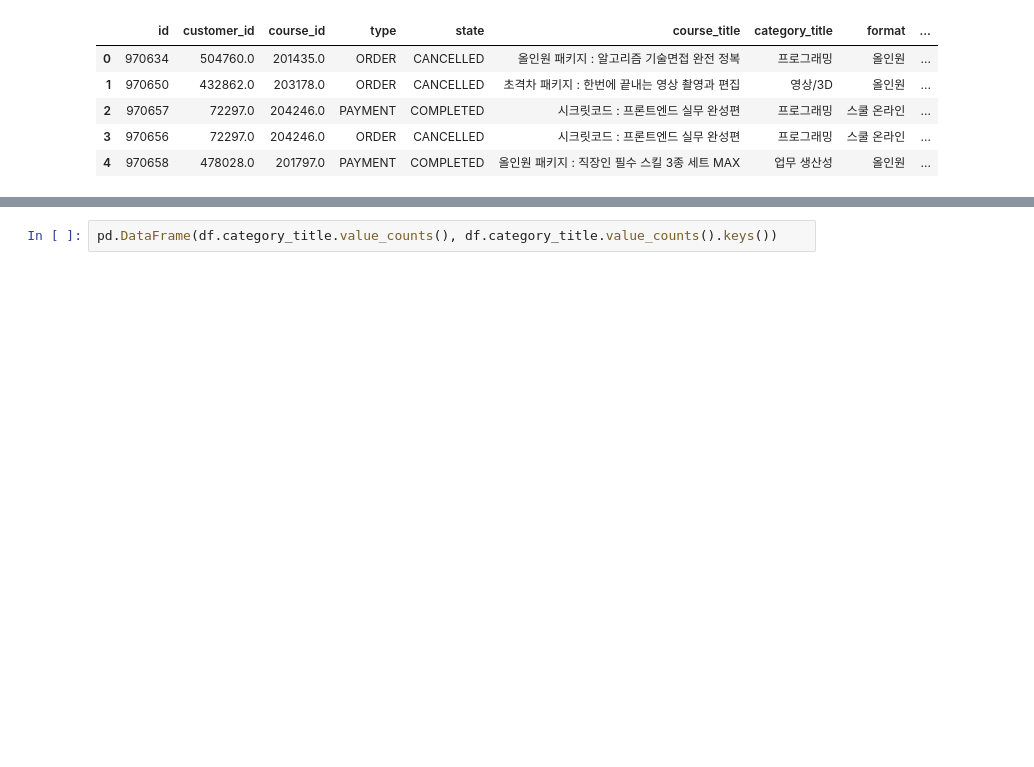
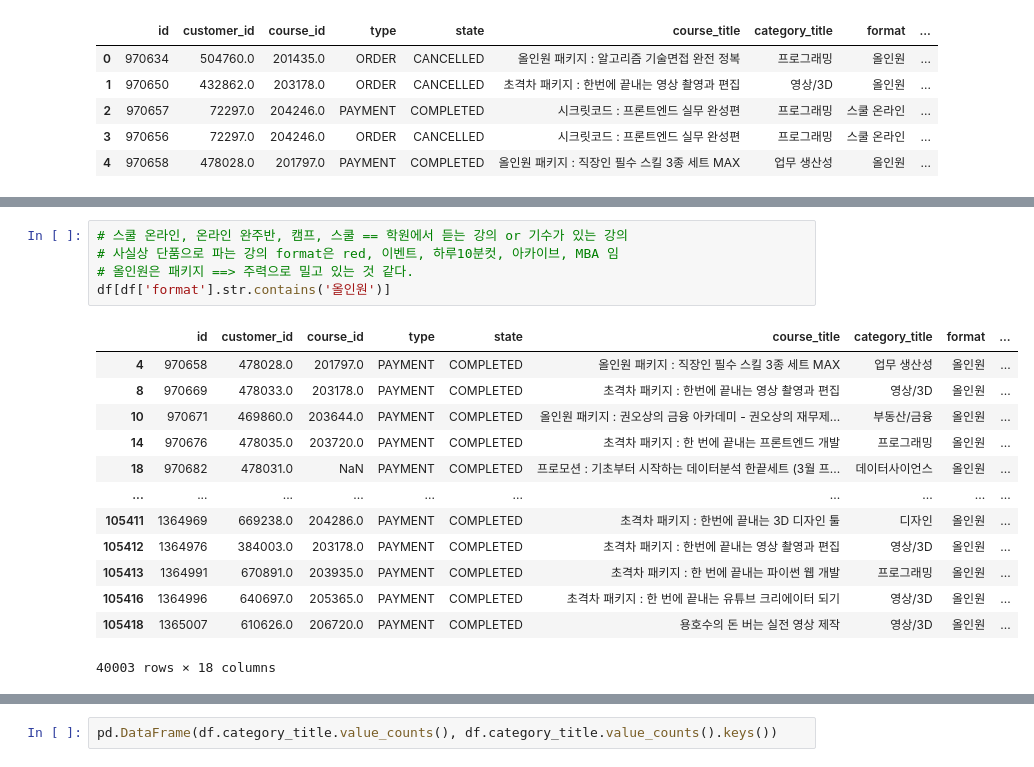
Before and after one commit to PKL-2022/FC_PJT, a Jupyter notebook: 패스트캠퍼스eda_JINSU.ipynb, the cells around one changed output, grey strips where cells are left out. Cells and saved outputs as stored; diff of their text form; blank space fills up the shorter version.

```diff
--- a/패스트캠퍼스eda_JINSU.ipynb
+++ b/패스트캠퍼스eda_JINSU.ipynb
@@ -98,0 +137,19 @@ df.describe()
+# %%
+# 스쿨 온라인, 온라인 완주반, 캠프, 스쿨 == 학원에서 듣는 강의 or 기수가 있는 강의
+# 사실상 단품으로 파는 강의 format은 red, 이벤트, 하루10분컷, 아카이브, MBA 임
+# 올인원은 패키지 ==> 주력으로 밀고 있는 것 같다.
+df[df['format'].str.contains('올인원')]
+# %% [output]
+|  | id | customer_id | course_id | type | state | course_title | category_title | format | ... |
+| 4 | 970658 | 478028.0 | 201797.0 | PAYMENT | COMPLETED | 올인원 패키지 : 직장인 필수 스킬 3종 세트 MAX | 업무 생산성 | 올인원 | ... |
+| 8 | 970669 | 478033.0 | 203178.0 | PAYMENT | COMPLETED | 초격차 패키지 : 한번에 끝내는 영상 촬영과 편집 | 영상/3D | 올인원 | ... |
+| 10 | 970671 | 469860.0 | 203644.0 | PAYMENT | COMPLETED | 올인원 패키지 : 권오상의 금융 아카데미 - 권오상의 재무제... | 부동산/금융 | 올인원 | ... |
+| 14 | 970676 | 478035.0 | 203720.0 | PAYMENT | COMPLETED | 초격차 패키지 : 한 번에 끝내는 프론트엔드 개발 | 프로그래밍 | 올인원 | ... |
+| 18 | 970682 | 478031.0 | NaN | PAYMENT | COMPLETED | 프로모션 : 기초부터 시작하는 데이터분석 한끝세트 (3월 프... | 데이터사이언스 | 올인원 | ... |
+| ... | ... | ... | ... | ... | ... | ... | ... | ... | ... |
+| 105411 | 1364969 | 669238.0 | 204286.0 | PAYMENT | COMPLETED | 초격차 패키지 : 한번에 끝내는 3D 디자인 툴 | 디자인 | 올인원 | ... |
+| 105412 | 1364976 | 384003.0 | 203178.0 | PAYMENT | COMPLETED | 초격차 패키지 : 한번에 끝내는 영상 촬영과 편집 | 영상/3D | 올인원 | ... |
+| 105413 | 1364991 | 670891.0 | 203935.0 | PAYMENT | COMPLETED | 초격차 패키지 : 한 번에 끝내는 파이썬 웹 개발 | 프로그래밍 | 올인원 | ... |
+| 105416 | 1364996 | 640697.0 | 205365.0 | PAYMENT | COMPLETED | 초격차 패키지 : 한 번에 끝내는 유튜브 크리에이터 되기 | 영상/3D | 올인원 | ... |
+| 105418 | 1365007 | 610626.0 | 206720.0 | PAYMENT | COMPLETED | 용호수의 돈 버는 실전 영상 제작 | 영상/3D | 올인원 | ... |
+40003 rows × 18 columns
```
Also changed, not shown: parts of 15 cells of this notebook, 1 other file.
